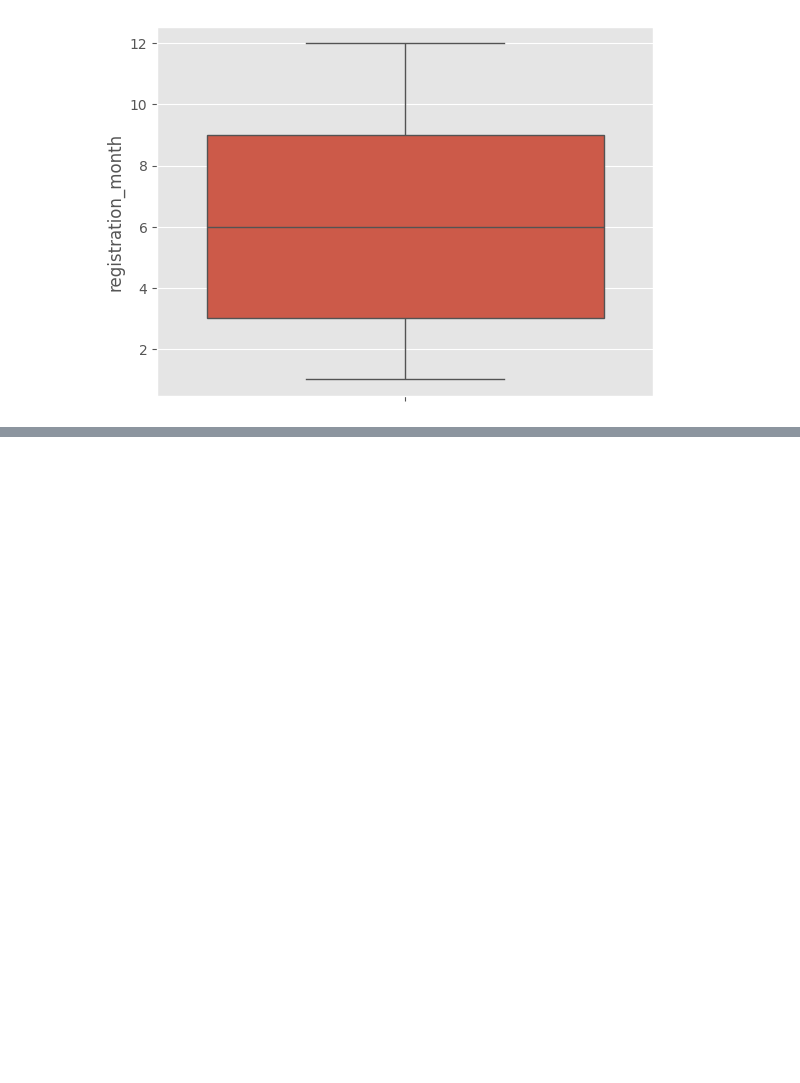
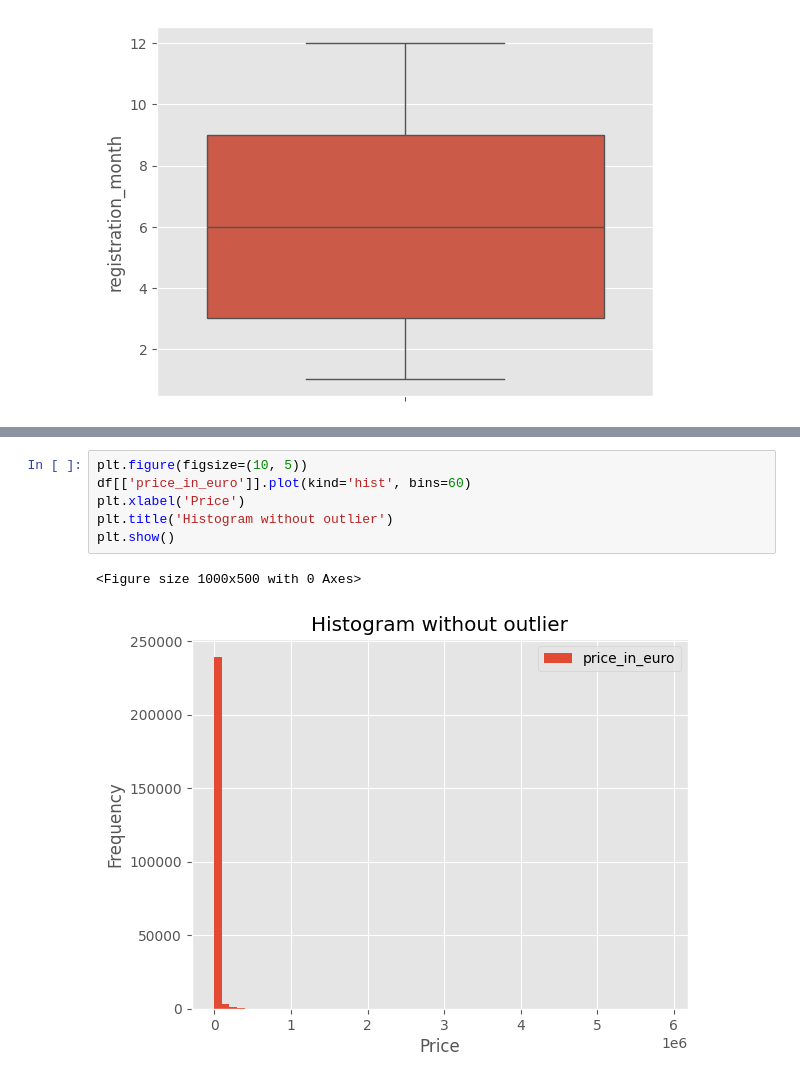
Before and after one commit to kiljos/data_mining, a Jupyter notebook: EDA/overlook_data.ipynb, the cells around one changed output, grey strips where cells are left out. Cells and saved outputs as stored; diff of their text form; blank space fills up the shorter version.

```diff
--- a/EDA/overlook_data.ipynb
+++ b/EDA/overlook_data.ipynb
@@ -213,0 +200,9 @@ NameError: name 'df_initial' is not defined
+# %%
+plt.figure(figsize=(10, 5))
+df[['price_in_euro']].plot(kind='hist', bins=60)
+plt.xlabel('Price')
+plt.title('Histogram without outlier')
+plt.show()
+# %% [output]
+<Figure size 1000x500 with 0 Axes>
+[figure, added]
```
Also changed, not shown: parts of 13 cells of this notebook, 1 other file.
